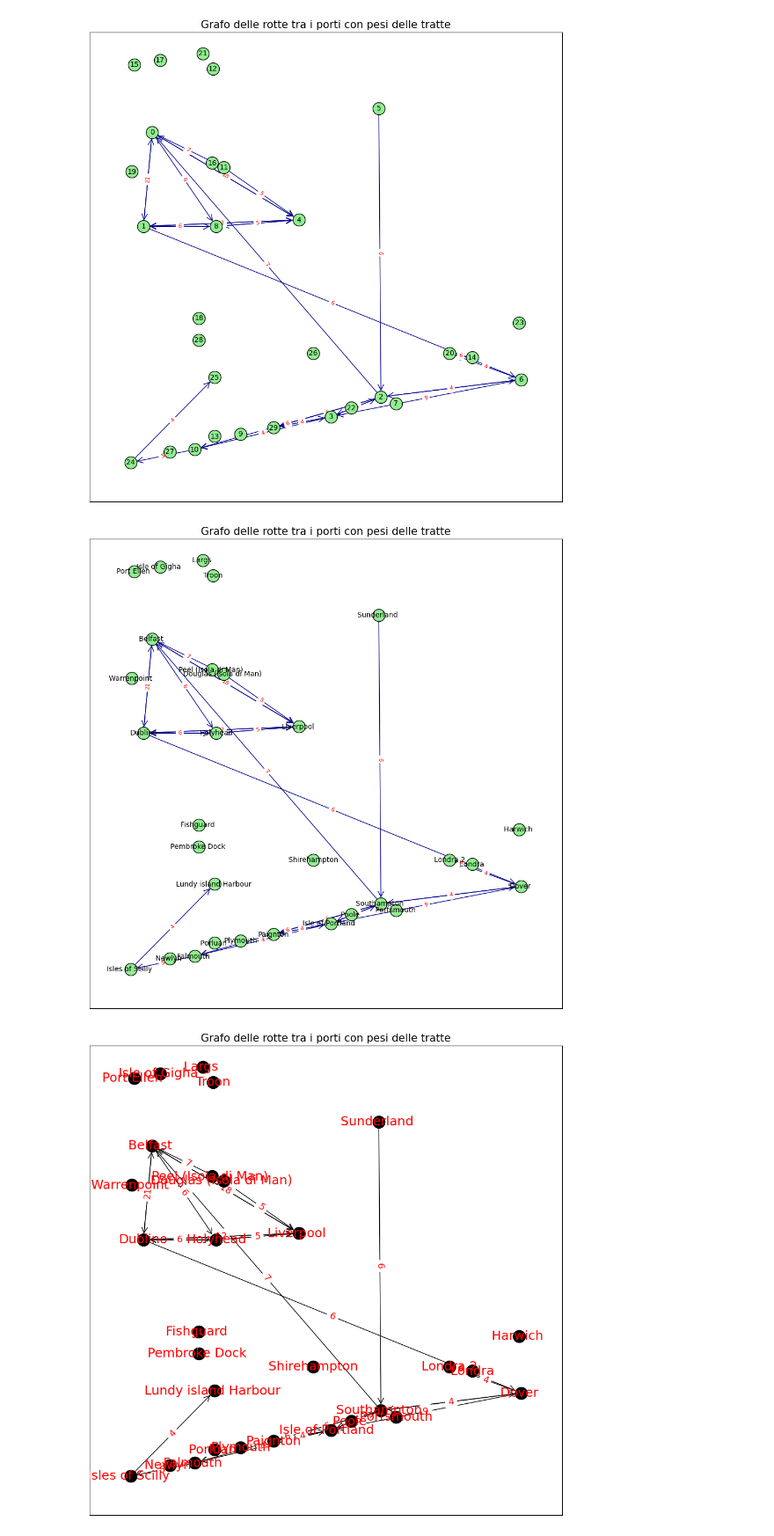
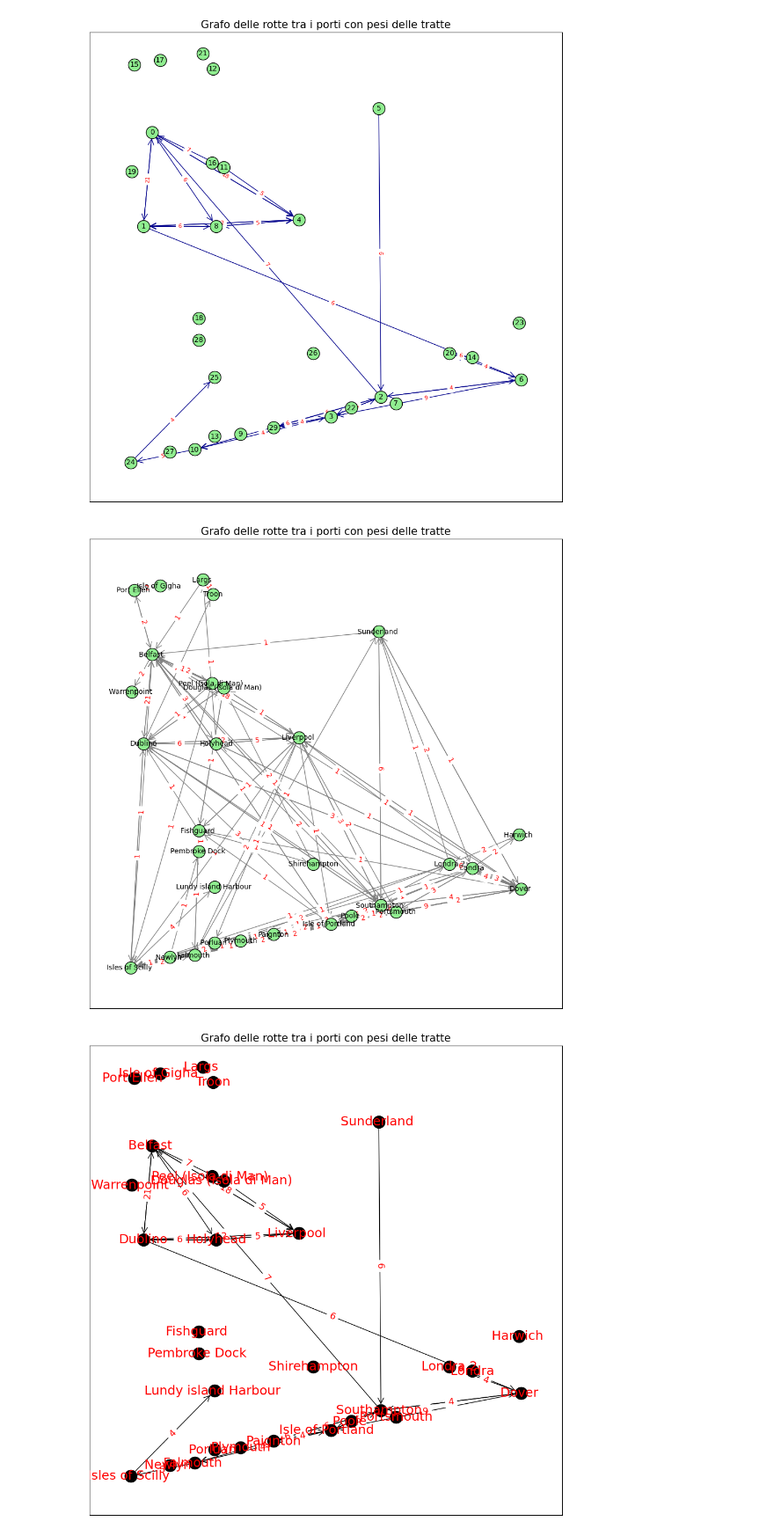
Before and after one commit to nudric25/tesi, a Jupyter notebook: VOY/VOY_mainclass.ipynb, the cells around one changed output. Shown at 88% size. Saved outputs shown, nothing was run; the diff lists cells and outputs as text; code cells hidden in the pictures.

```diff
--- a/VOY/VOY_mainclass.ipynb
+++ b/VOY/VOY_mainclass.ipynb
@@ -199,7 +199,6 @@ import matplotlib.pyplot as plt
 ports = pd.read_csv('/kaggle/input/centroidi-tesi/best_centroids (2).csv', sep=';')
 ports.columns = ['Unnamed: 0', 'PORT_CODE', 'LONGITUDE', 'LATITUDE', 'PORT_NAME']
 archi = pd.read_csv('archi.csv')  # Archi con pesi
-archi = archi[archi['Weight'] > 3]
 
 # Crea il grafo
 G = nx.DiGraph()
@@ -212,36 +211,36 @@ for index, row in ports.iterrows():
 for index, row in archi.iterrows():
     G.add_edge(row['Source'], row['Target'], weight=row['Weight'])
 
 # Disegna il grafo
 plt.figure(figsize=(12, 12))
 
 # Ottieni le posizioni dei nodi dal grafo
 pos = nx.get_node_attributes(G, 'pos')
 
 # Modifica il colore dei nodi e degli archi per migliorare la leggibilità
 # Disegna i nodi con un colore chiaro
 nx.draw_networkx_nodes(G, pos, node_size=300, node_color='lightgreen', edgecolors='black')
 
 # Disegna gli archi con un colore più scuro e frecce grandi
-nx.draw_networkx_edges(G, pos, arrowstyle='->', arrowsize=20, edge_color='darkblue')
+nx.draw_networkx_edges(G, pos, arrowstyle='->', arrowsize=20, edge_color='grey')
 
 # Crea un dizionario che mappa i PORT_CODE ai PORT_NAME
 node_labels = {row['PORT_CODE']: row['PORT_NAME'] for index, row in ports.iterrows()}
 
 # Aggiungi le etichette dei PORT_NAME sui nodi
 nx.draw_networkx_labels(G, pos, labels=node_labels, font_size=10, font_color='black')
 
 # Estrai i pesi degli archi
 edge_labels = {(row['Source'], row['Target']): row['Weight'] for index, row in archi.iterrows()}
 
 # Disegna le etichette dei pesi sugli archi con un colore rosso per evidenziare
-nx.draw_networkx_edge_labels(G, pos, edge_labels=edge_labels, font_color='red', font_size=8)
+nx.draw_networkx_edge_labels(G, pos, edge_labels=edge_labels, font_color='red', font_size=10)
 
 # Imposta il titolo
 plt.title("Grafo delle rotte tra i porti con pesi delle tratte", fontsize=15)
 plt.show()
 # %% [output]
-[figure, old version]
+[figure, new version]
 # %%
 import pandas as pd
 import geopandas as gpd
```
Also changed, not shown: parts of 1 cell of this notebook.
